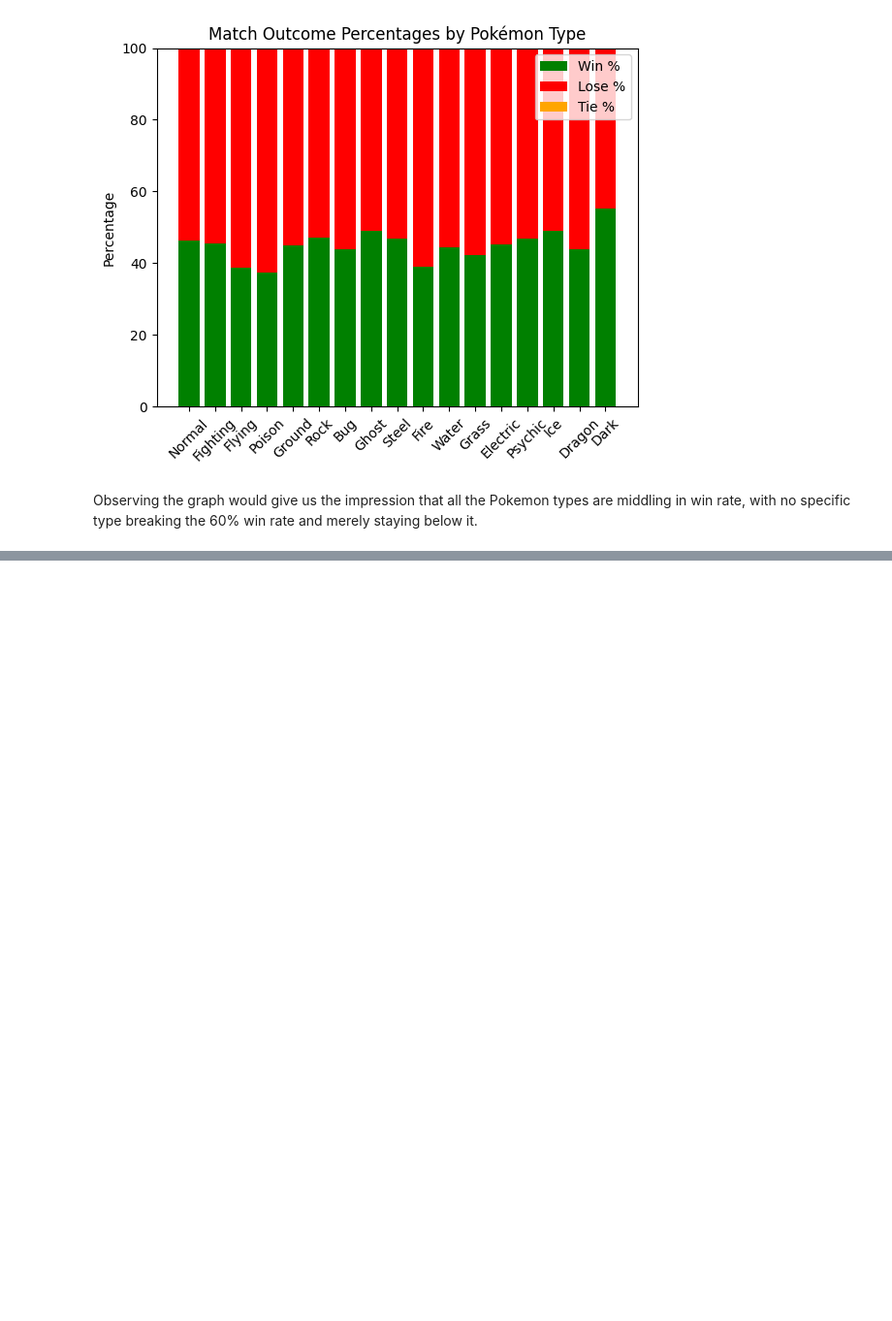
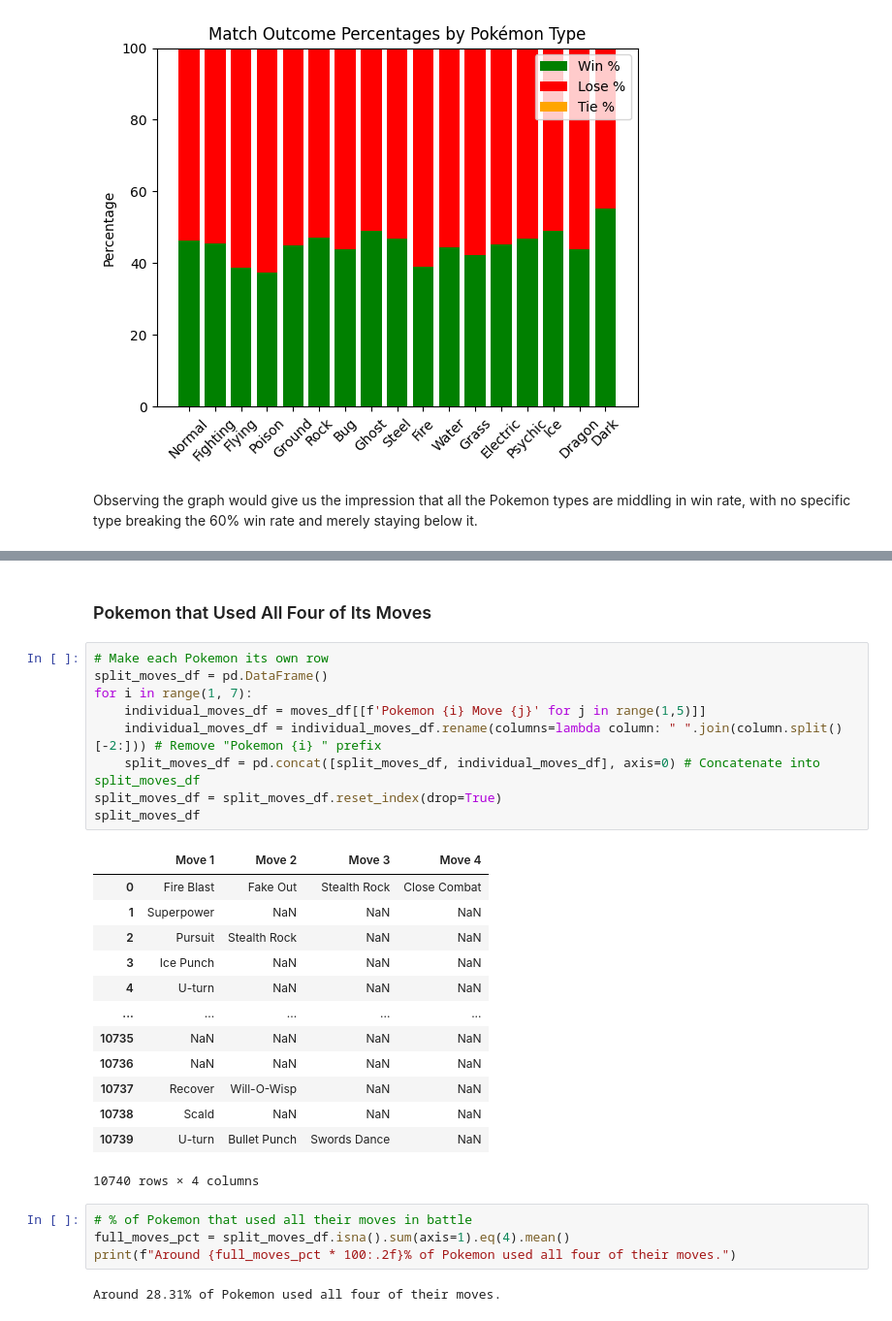
Before and after one commit to jrgo7/csmodel-mco, a Jupyter notebook: phase-1.ipynb, the cells around one changed output, grey strips where cells are left out. Shown at 97% size. Drawn from its saved outputs; the diff is of its cells as text; blank space fills up the shorter version.

```diff
--- a/phase-1.ipynb
+++ b/phase-1.ipynb
@@ -688,0 +953,31 @@ Observing the graph would give us the impression that all the Pokemon types are
+# %% [markdown]
+### Pokemon that Used All Four of Its Moves
+# %%
+# Make each Pokemon its own row
+split_moves_df = pd.DataFrame()
+for i in range(1, 7):
+    individual_moves_df = moves_df[[f'Pokemon {i} Move {j}' for j in range(1,5)]]
+    individual_moves_df = individual_moves_df.rename(columns=lambda column: " ".join(column.split()[-2:])) # Remove "Pokemon {i} " prefix
+    split_moves_df = pd.concat([split_moves_df, individual_moves_df], axis=0) # Concatenate into split_moves_df
+split_moves_df = split_moves_df.reset_index(drop=True)
+split_moves_df
+# %% [output]
+|  | Move 1 | Move 2 | Move 3 | Move 4 |
+| 0 | Fire Blast | Fake Out | Stealth Rock | Close Combat |
+| 1 | Superpower | NaN | NaN | NaN |
+| 2 | Pursuit | Stealth Rock | NaN | NaN |
+| 3 | Ice Punch | NaN | NaN | NaN |
+| 4 | U-turn | NaN | NaN | NaN |
+| ... | ... | ... | ... | ... |
+| 10735 | NaN | NaN | NaN | NaN |
+| 10736 | NaN | NaN | NaN | NaN |
+| 10737 | Recover | Will-O-Wisp | NaN | NaN |
+| 10738 | Scald | NaN | NaN | NaN |
+| 10739 | U-turn | Bullet Punch | Swords Dance | NaN |
+10740 rows × 4 columns
+# %%
+# % of Pokemon that used all their moves in battle
+full_moves_pct = split_moves_df.isna().sum(axis=1).eq(4).mean()
+print(f"Around {full_moves_pct * 100:.2f}% of Pokemon used all four of their moves.")
+# %% [output]
+Around 28.31% of Pokemon used all four of their moves.
```
Also changed, not shown: parts of 19 cells of this notebook, 3 other files.
